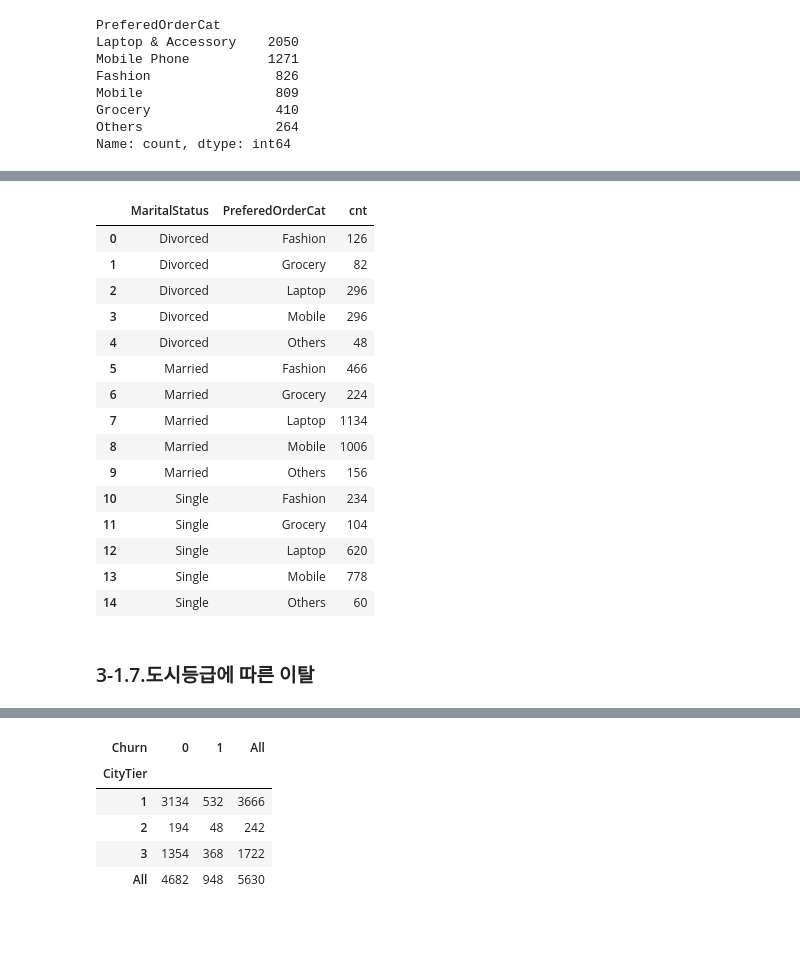
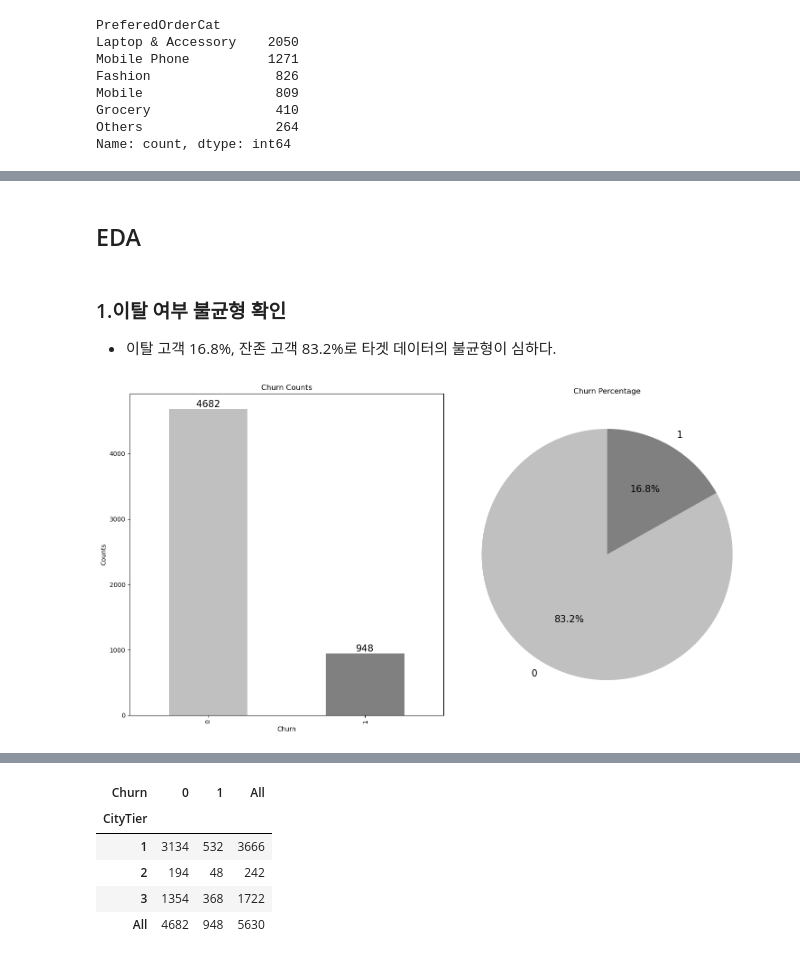
Before and after one commit to JungSooYeon823/portfolio, a Jupyter notebook: 1.이탈 예측 모델링을 통한 고객 이탈 최소화 및 내부 고객 관리 강화/이탈 예측 모델링을 통한 고객 이탈 최소화 및 내부 고객 관리 강화.ipynb, the cells around one changed output, grey strips where cells are left out. Saved outputs shown, nothing was run; the diff lists cells and outputs as text; code cells hidden in the pictures; blank space fills up the shorter version.

```diff
--- a/1.이탈 예측 모델링을 통한 고객 이탈 최소화 및 내부 고객 관리 강화/이탈 예측 모델링을 통한 고객 이탈 최소화 및 내부 고객 관리 강화.ipynb
+++ b/1.이탈 예측 모델링을 통한 고객 이탈 최소화 및 내부 고객 관리 강화/이탈 예측 모델링을 통한 고객 이탈 최소화 및 내부 고객 관리 강화.ipynb
@@ -214,12 +141,0 @@ num_cols=df.select_dtypes(exclude='O').columns[1:]
-# %%
-fig, ax = plt.subplots(3, 3, figsize=(17, 15))
-
-for i, c in enumerate(ob_cols):
-    sns.histplot(churn_custom[c], label='Churn', ax=ax[i // 3, i % 3], color='black')
-    sns.histplot(exist_custom[c], label='Exist', ax=ax[i // 3, i % 3], color='grey')
-
-    ax[i // 3, i % 3].legend(loc='upper right')
-    ax[i // 3, i % 3].set_xticks(ax[i // 3, i % 3].get_xticks())  # x-축 눈금 설정
-    ax[i // 3, i % 3].set_xticklabels(ax[i // 3, i % 3].get_xticklabels(), size=7)
-
-plt.show()
@@ -571,21 +142,39 @@ plt.show()
-# %%
-df.groupby(['MaritalStatus','PreferedOrderCat'])['PreferedOrderCat'].size().reset_index(name='cnt')
-# %% [output]
-|  | MaritalStatus | PreferedOrderCat | cnt |
-| 0 | Divorced | Fashion | 126 |
-| 1 | Divorced | Grocery | 82 |
-| 2 | Divorced | Laptop | 296 |
-| 3 | Divorced | Mobile | 296 |
-| 4 | Divorced | Others | 48 |
-| 5 | Married | Fashion | 466 |
-| 6 | Married | Grocery | 224 |
-| 7 | Married | Laptop | 1134 |
-| 8 | Married | Mobile | 1006 |
-| 9 | Married | Others | 156 |
-| 10 | Single | Fashion | 234 |
-| 11 | Single | Grocery | 104 |
-| 12 | Single | Laptop | 620 |
-| 13 | Single | Mobile | 778 |
-| 14 | Single | Others | 60 |
-# %% [markdown]
-### 3-1.7.도시등급에 따른 이탈
+# %%
+# 숫자형 컬럼  => 카테고리형 컬럼 변환
+
+df['Churn']=df['Churn'].astype('category')
+df['CityTier']=df['CityTier'].astype('category')
+df['Complain']=df['Complain'].astype('category')
+# %% [markdown]
+## EDA
+# %% [markdown]
+### 1.이탈 여부 불균형 확인
+- 이탈 고객 16.8%, 잔존 고객 83.2%로 타겟 데이터의 불균형이 심하다.
+# %%
+churn_counts = df['Churn'].value_counts()
+
+
+fig, ax = plt.subplots(1, 2, figsize=(15, 8))
+
+churn_counts.plot(kind='bar', ax=ax[0], color=['silver', 'grey'])
+ax[0].set_title('Churn Counts')
+ax[0].set_xlabel('Churn')
+ax[0].set_ylabel('Counts')
+
+# 숫자를 표시합니다.
+for i, count in enumerate(churn_counts):
+    ax[0].text(i, count, str(count), ha='center', va='bottom',size=15)
+
+# 두 번째 서브플롯에 파이 차트
+churn_counts.plot(kind='pie', ax=ax[1], colors=['silver', 'grey'], autopct='%1.1f%%', startangle=90)
+ax[1].set_ylabel('')  # Y 레이블을 제거하여 파이 차트를 간결하게 함
+ax[1].set_title('Churn Percentage')
+
+# 파이 차트의 비율이 0에 가까운 경우 % 수치가 겹쳐 보이지 않도록 조정합니다.
+plt.setp(ax[1].texts, size=15)  # 텍스트 크기 조정
+plt.tight_layout()
+
+# 그래프를 표시합니다.
+plt.show()
+# %% [output]
+[figure, added]
```
Also changed, not shown: parts of 235 cells of this notebook, 7 other files.
